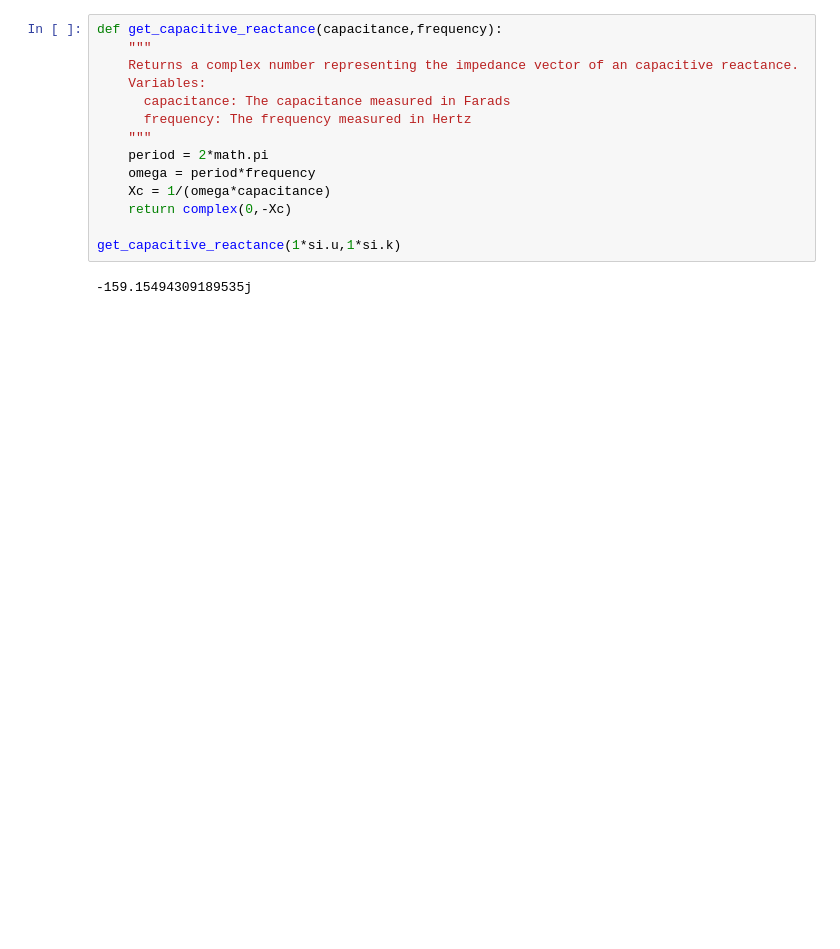
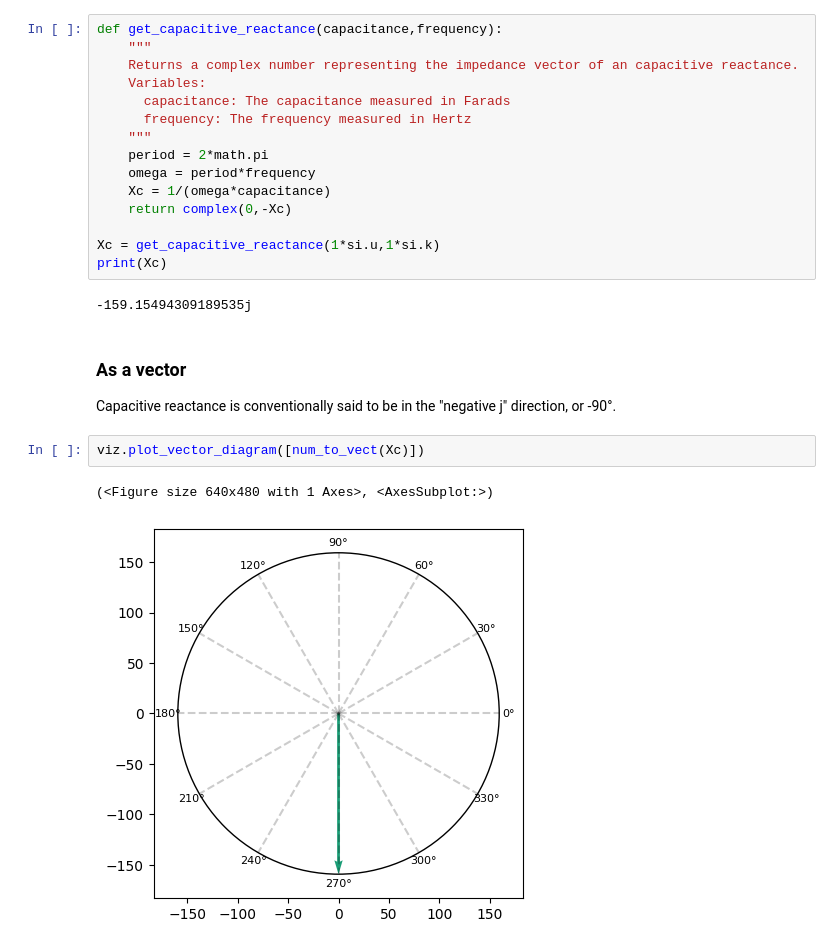
Before and after one commit to MrEnigmamgine/my_notes, a Jupyter notebook: Electronics Engineering/EET Math.ipynb, the cells around one changed output. Drawn from its saved outputs; the diff is of its cells as text; blank space fills up the shorter version.

```diff
--- a/Electronics Engineering/EET Math.ipynb
+++ b/Electronics Engineering/EET Math.ipynb
@@ -181,6 +190,15 @@ def get_capacitive_reactance(capacitance,frequency):
     Xc = 1/(omega*capacitance)
     return complex(0,-Xc)
 
-get_capacitive_reactance(1*si.u,1*si.k)
+Xc = get_capacitive_reactance(1*si.u,1*si.k)
+print(Xc)
 # %% [output]
 -159.15494309189535j
+# %% [markdown]
+### As a vector
+Capacitive reactance is conventionally said to be in the "negative j" direction, or -90°.
+# %%
+viz.plot_vector_diagram([num_to_vect(Xc)])
+# %% [output]
+(<Figure size 640x480 with 1 Axes>, <AxesSubplot:>)
+[figure, added]
```
Also changed, not shown: parts of 38 cells of this notebook, 14 other files.
